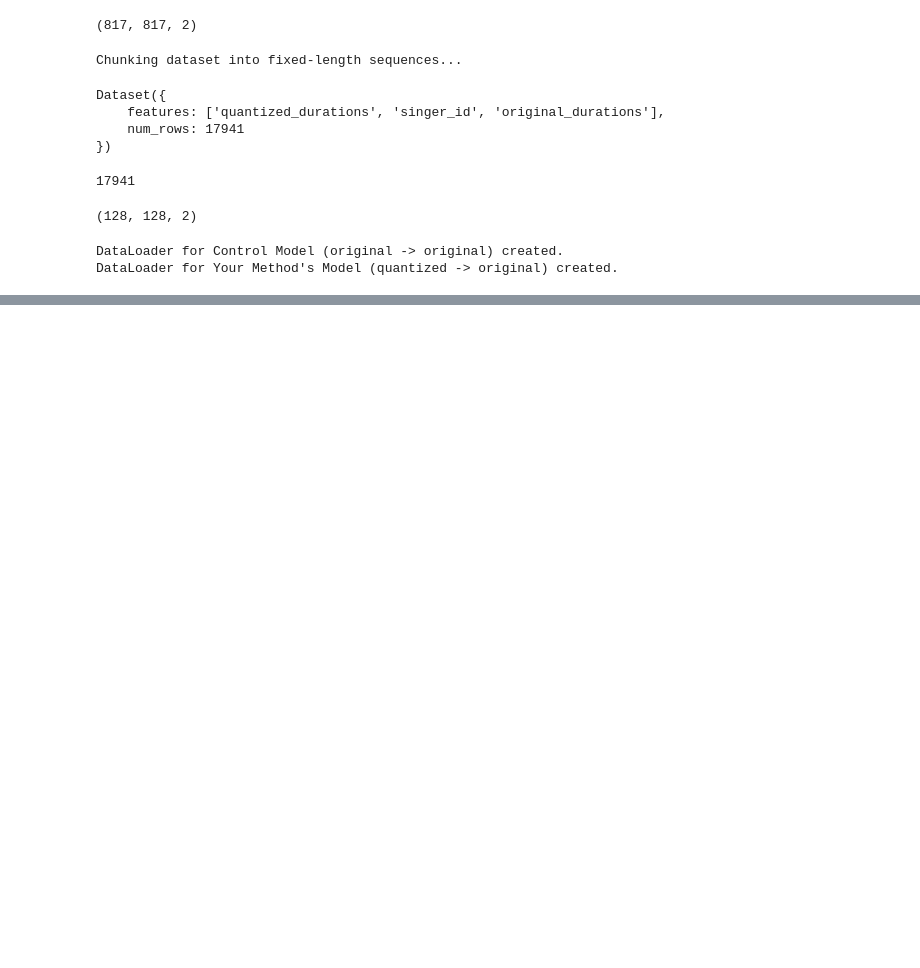
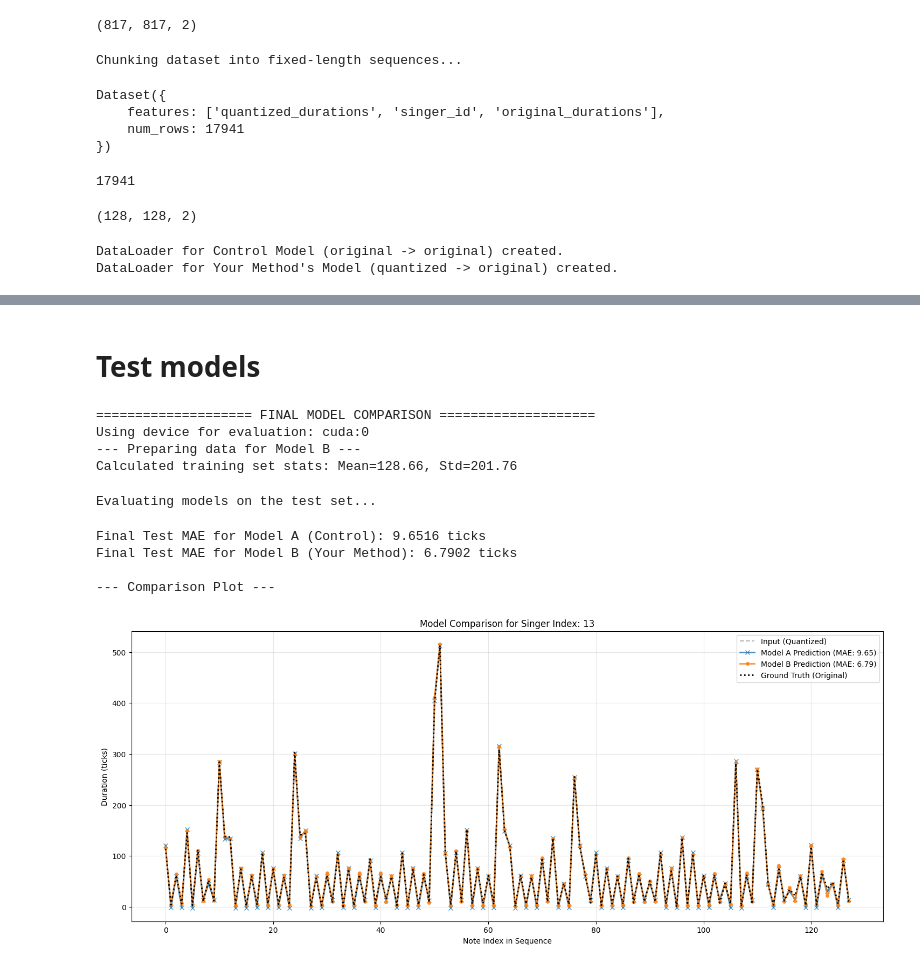
Before and after one commit to ccss17/toy-duration-predictor, a Jupyter notebook: test.ipynb, the cells around one changed output, grey strips where cells are left out. Cells and saved outputs as stored; diff of their text form; code cells hidden in the pictures; blank space fills up the shorter version.

```diff
--- a/test.ipynb
+++ b/test.ipynb
@@ -280,0 +281,2 @@ tensor(3)
+# %% [markdown]
+# Test models
@@ -280,0 +285,15 @@ tensor(3)
+# %%
+model_a_path = 'model_A.pth'
+model_b_path = 'model_B.pth'
+tt.evaluate_and_compare(model_a_path,  model_b_path,  gpu_id=0)
+# %% [output]
+==================== FINAL MODEL COMPARISON ====================
+Using device for evaluation: cuda:0
+--- Preparing data for Model B ---
+Calculated training set stats: Mean=128.66, Std=201.76
+Evaluating models on the test set...
+Final Test MAE for Model A (Control): 9.6516 ticks
+Final Test MAE for Model B (Your Method): 6.7902 ticks
+
+--- Comparison Plot ---
+[figure, added]
```
Also changed, not shown: parts of 6 cells of this notebook, 7 other files.
